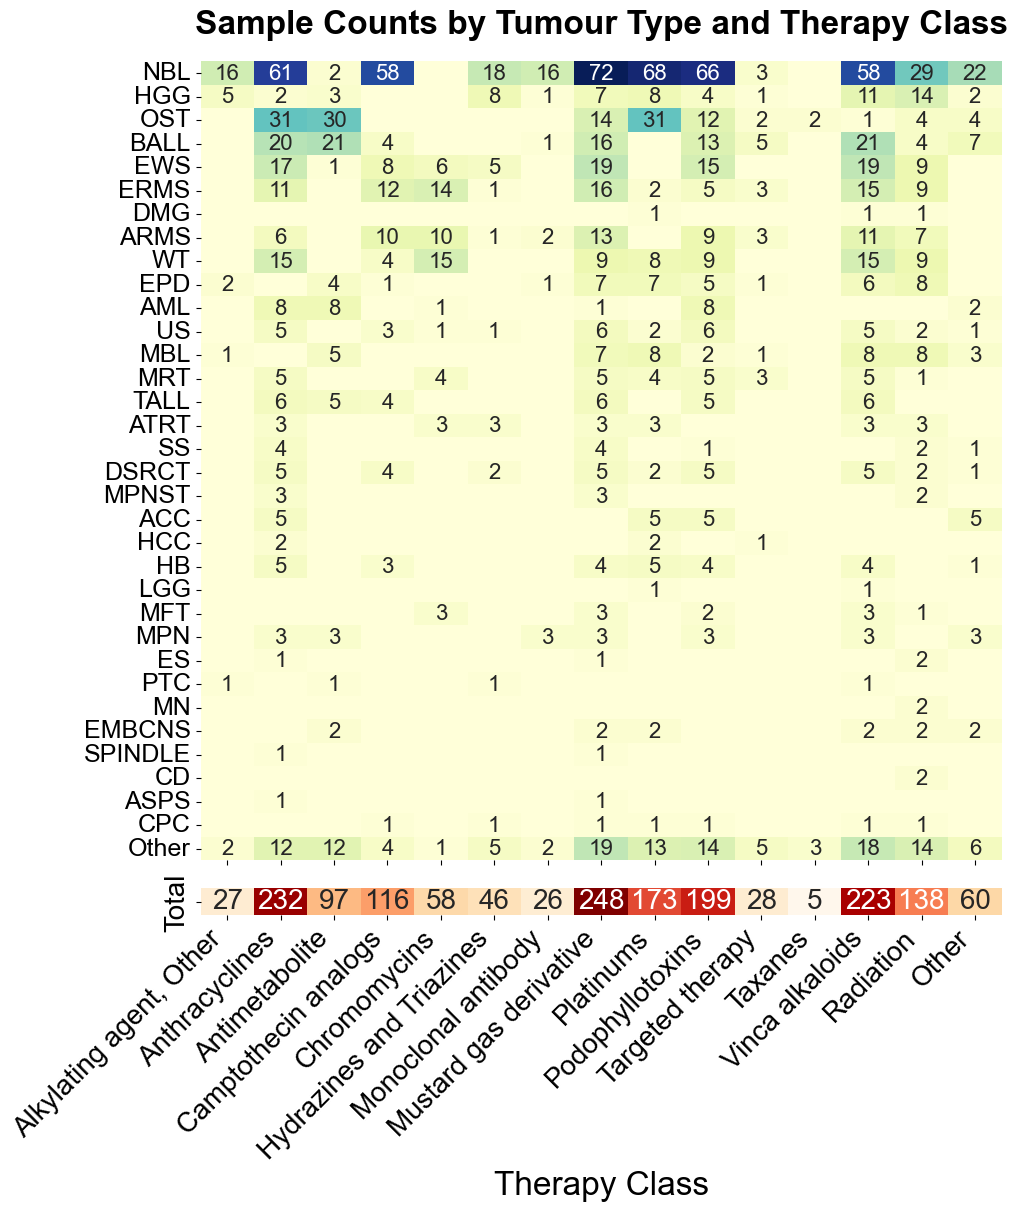
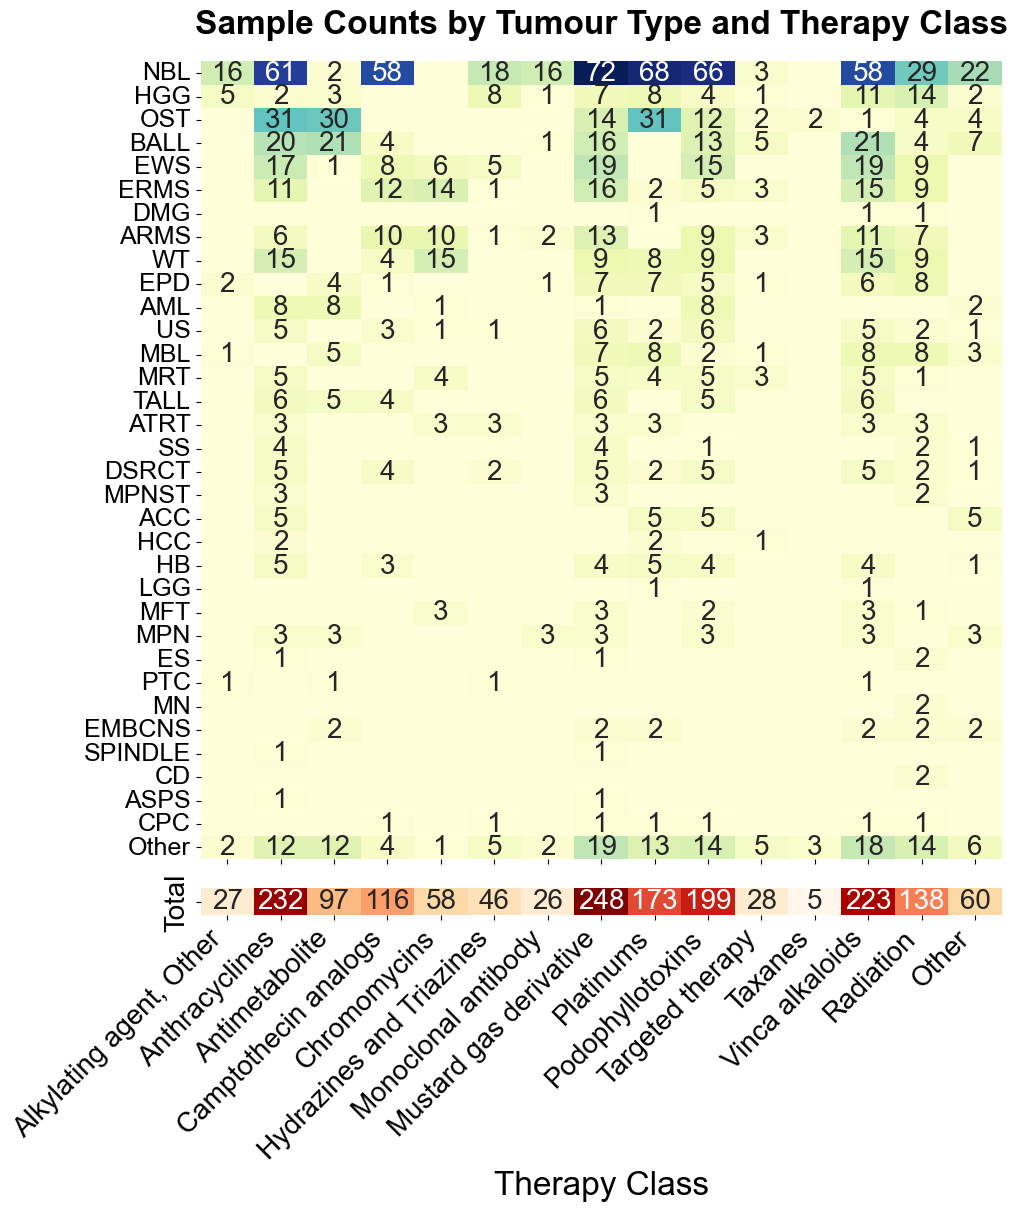
The notebook cell's code change between the first figure and the second:
--- before
+++ after
@@ -12,5 +12,5 @@
 # 1) Main heatmap: tumor counts by tumor type (rows) and therapy (columns)
 sns.heatmap(df_counts, annot=annot_data,
-            annot_kws={"va": "center", "ha": "center", "fontsize": 16},
+            annot_kws={"va": "center", "ha": "center", "fontsize": 20},
             fmt='', cmap='YlGnBu', cbar=False, ax=axs[0])
 axs[0].set_title('Sample Counts by Tumour Type and Therapy Class', pad=20, fontsize=24, weight='bold')
@@ -37,4 +37,4 @@
 
 
-#plt.savefig(os.path.join(fig_out, 'Fig_1e_rev.pdf'), bbox_inches="tight")
-fig.savefig(os.path.join(fig_out, "Fig_1d_f2.svg"), format='svg', bbox_inches='tight', transparent=True)
+plt.savefig(os.path.join(fig_out, 'Fig_1d_f.pdf'), bbox_inches="tight")
+#fig.savefig(os.path.join(fig_out, "Fig_1d_f2.svg"), format='svg', bbox_inches='tight', transparent=True)

Commit: revision 3